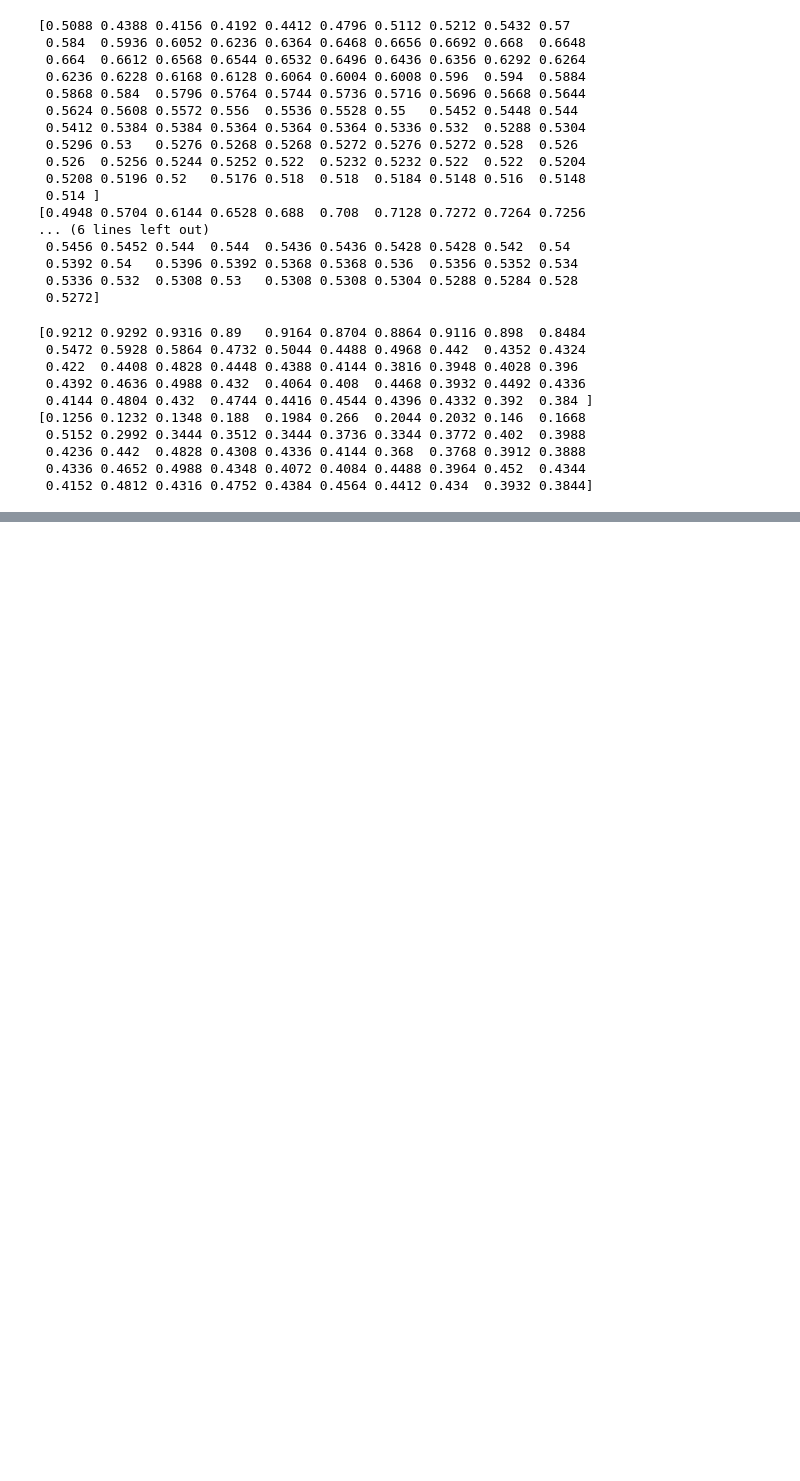
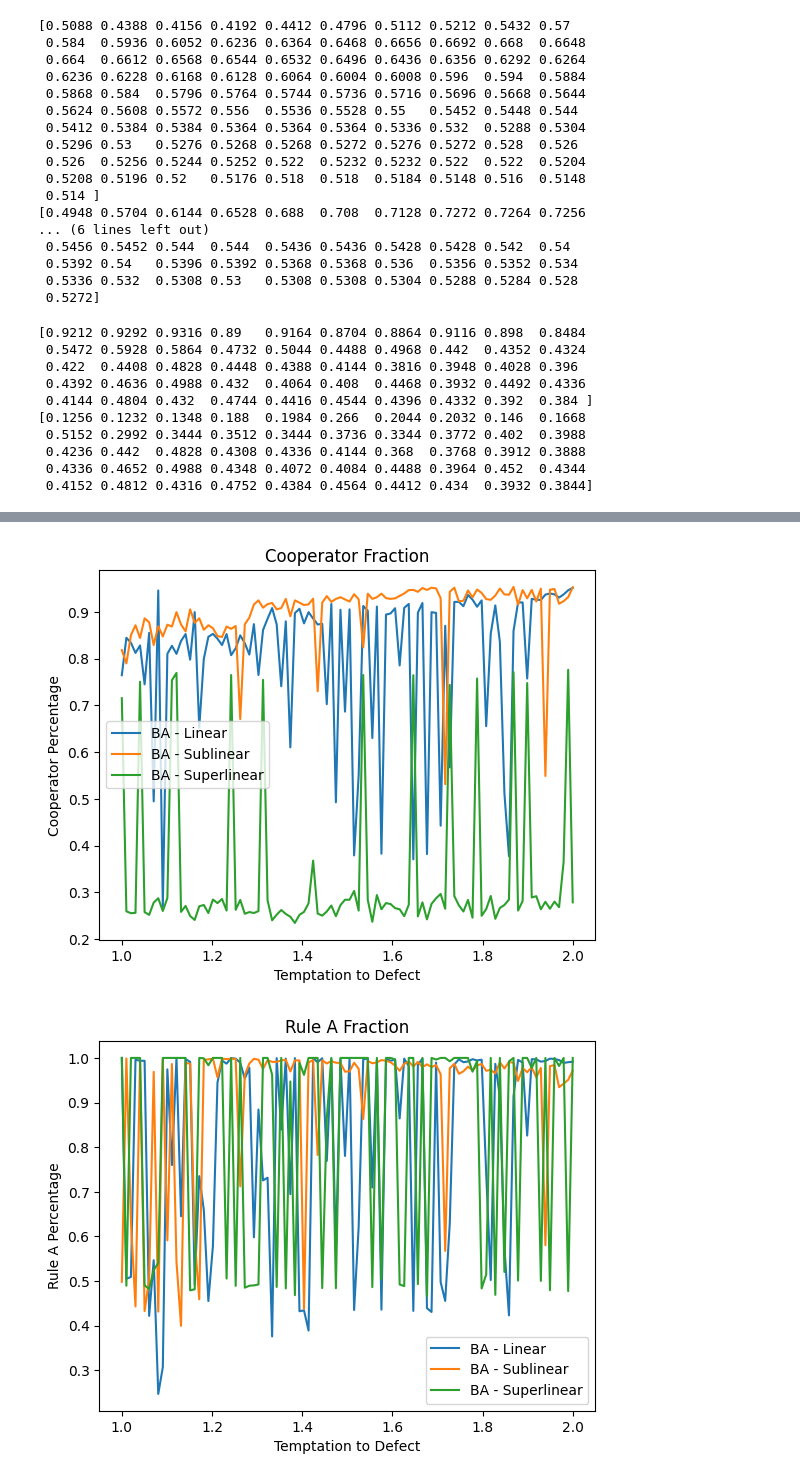
Before and after one commit to Pao3bom/Trab_RedesComplexas, a Jupyter notebook: projeto-final-redes-complexas.ipynb, the cells around one changed output, grey strips where cells are left out. Cells and saved outputs as stored; diff of their text form; code cells hidden in the pictures; blank space fills up the shorter version.

```diff
--- a/projeto-final-redes-complexas.ipynb
+++ b/projeto-final-redes-complexas.ipynb
@@ -572,8 +575,4 @@ plt.show()
 # %%
-BA = auto()
-SUB_BA = auto()
-SUPER_BA = auto()
-
 cooperators_fractions_BA, rule_a_fractions_BA = simulate_prisoners_dilemma_for_different_b(
     b_start_value=b_start,
     b_final_value=b_end,
@@ -594,30 +593,33 @@ cooperators_fractions_SUB, rule_a_fractions_SUB = simulate_prisoners_dilemma_for
     network_type=NetworkType.SUB_BA,
 )
 
 cooperators_fractions_SUPER, rule_a_fractions_SUPER = simulate_prisoners_dilemma_for_different_b(
     b_start_value=b_start,
     b_final_value=b_end,
     b_iterations=b_iter,
     number_of_iterations=100,
     average_network_degree=6,
     update_rules=[UpdateRule.REP, UpdateRule.UI],
     network_type=NetworkType.SUPER_BA,
 )
 
 plt.plot(np.linspace(b_start, b_end, b_iter), cooperators_fractions_BA, label='BA - Linear')
 plt.plot(np.linspace(b_start, b_end, b_iter), cooperators_fractions_SUB, label='BA - Sublinear')
 plt.plot(np.linspace(b_start, b_end, b_iter), cooperators_fractions_SUPER, label='BA - Superlinear')
 plt.xlabel("Temptation to Defect")
 plt.ylabel("Cooperator Percentage")
 plt.title("Cooperator Fraction")
 plt.legend()
 plt.show()
 
 plt.plot(np.linspace(b_start, b_end, b_iter), rule_a_fractions_BA, label='BA - Linear')
 plt.plot(np.linspace(b_start, b_end, b_iter), rule_a_fractions_SUB, label='BA - Sublinear')
 plt.plot(np.linspace(b_start, b_end, b_iter), rule_a_fractions_SUPER, label='BA - Superlinear')
 plt.xlabel("Temptation to Defect")
 plt.ylabel("Rule A Percentage")
 plt.title("Rule A Fraction")
 plt.legend()
 plt.show()
+# %% [output]
+[figure, added]
+[figure, added]
```
Also changed, not shown: parts of 3 cells of this notebook.
